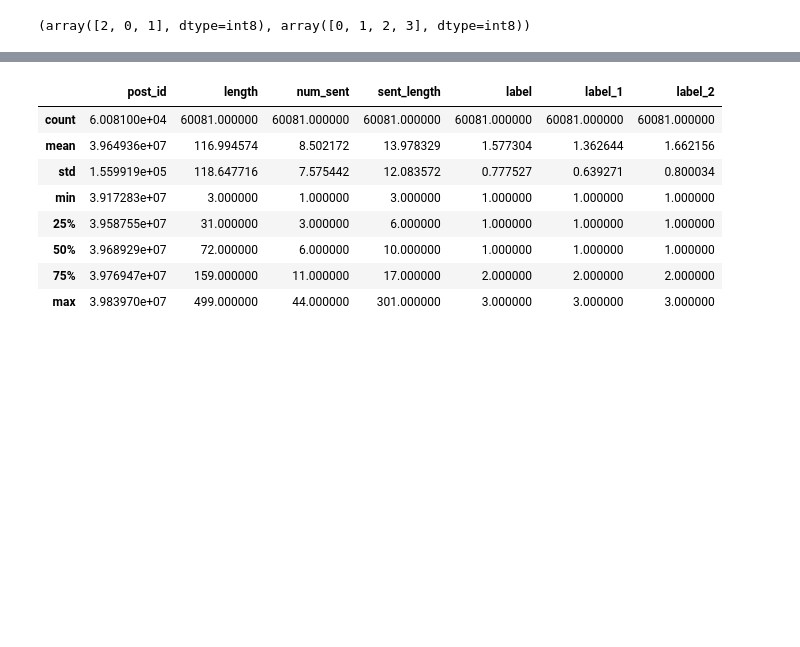
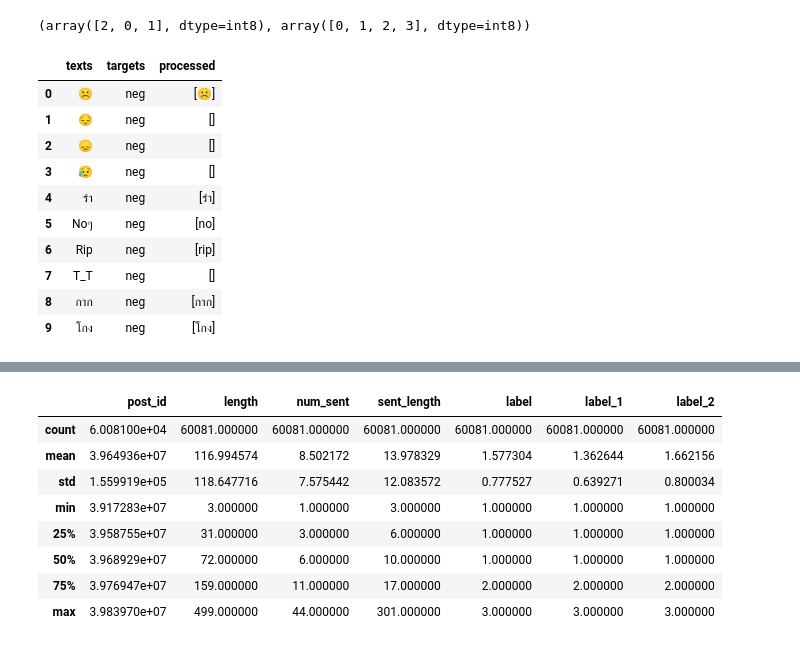
Before and after one commit to preenet/SETAR, a Jupyter notebook: src/[Preprocesing] Feature extraction.ipynb, the cells around one changed output, grey strips where cells are left out. Cells and saved outputs as stored; diff of their text form; code cells hidden in the pictures; blank space fills up the shorter version.

```diff
--- a/src/Feature extraction.ipynb
+++ b/src/[Preprocesing] Feature extraction.ipynb
@@ -119,6 +123,20 @@ def process_text(text):
 # %%
 df_kt['processed'] = df_kt['text'].apply(str).apply(process_text)
 df_ws['processed'] = df_ws['texts'].apply(str).apply(process_text)
+# %%
+df_ws[0:10]
+# %% [output]
+|  | texts | targets | processed |
+| 0 | ☹️ | neg | [☹️] |
+| 1 | 😔 | neg | [] |
+| 2 | 😞 | neg | [] |
+| 3 | 😥 | neg | [] |
+| 4 | รำ | neg | [รำ] |
+| 5 | Noๆ | neg | [no] |
+| 6 | Rip | neg | [rip] |
+| 7 | T_T | neg | [] |
+| 8 | กาก | neg | [กาก] |
+| 9 | โกง | neg | [โกง] |
 # %%
 df_kt.head(10)
 # %% [output]
```
Also changed, not shown: parts of 34 cells of this notebook, 1 other file.
